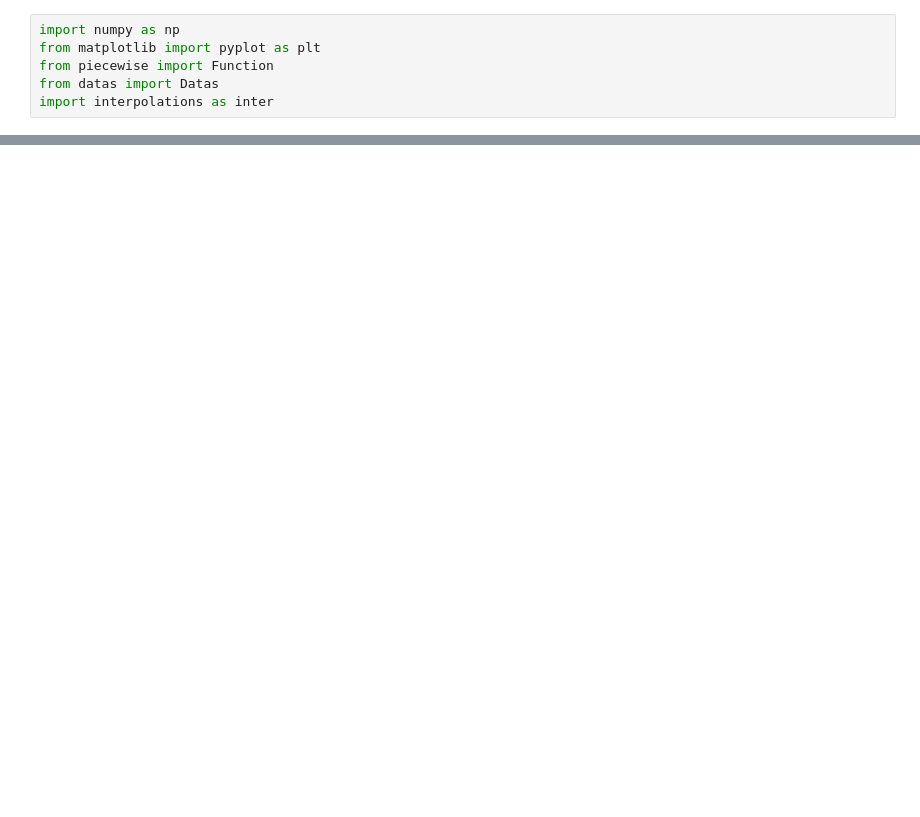
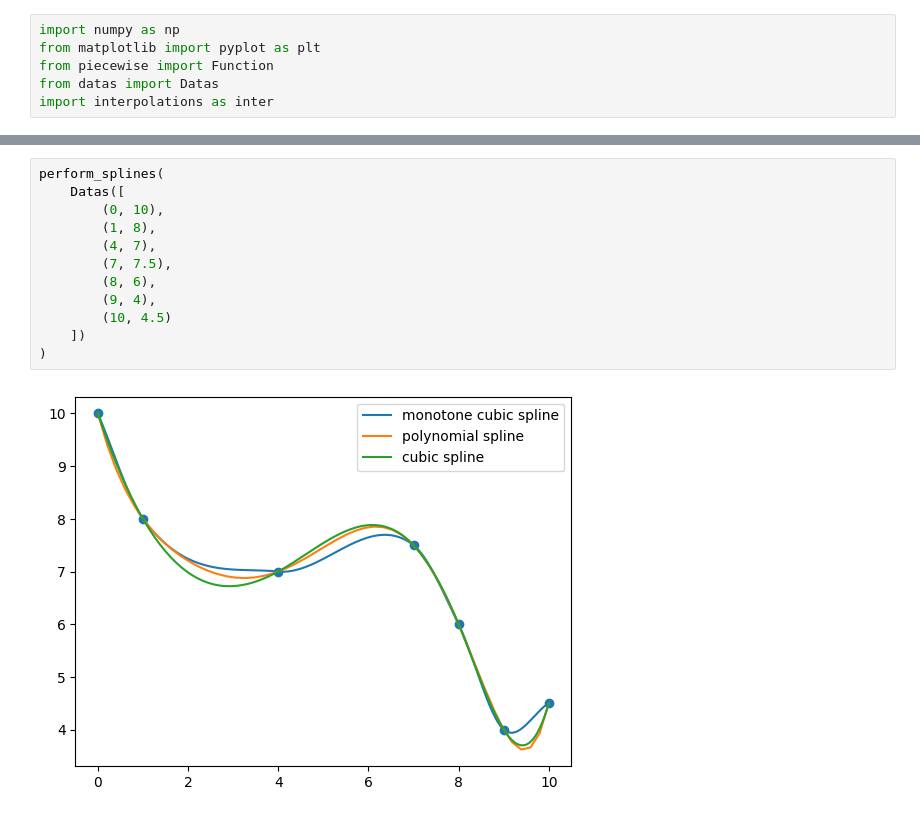
Before and after one commit to chelate1118/Interpolation, a Jupyter notebook: interpolation.ipynb, the cells around one changed output, grey strips where cells are left out. Drawn from its saved outputs; the diff is of its cells as text; blank space fills up the shorter version.

```diff
--- a/interpolation.ipynb
+++ b/interpolation.ipynb
@@ -46,0 +63,14 @@ perform_splines(data)
+# %%
+perform_splines(
+    Datas([
+        (0, 10),
+        (1, 8),
+        (4, 7),
+        (7, 7.5),
+        (8, 6),
+        (9, 4),
+        (10, 4.5)
+    ])
+)
+# %% [output]
+[figure, added]
```
Also changed, not shown: parts of 4 cells of this notebook, 3 other files.
